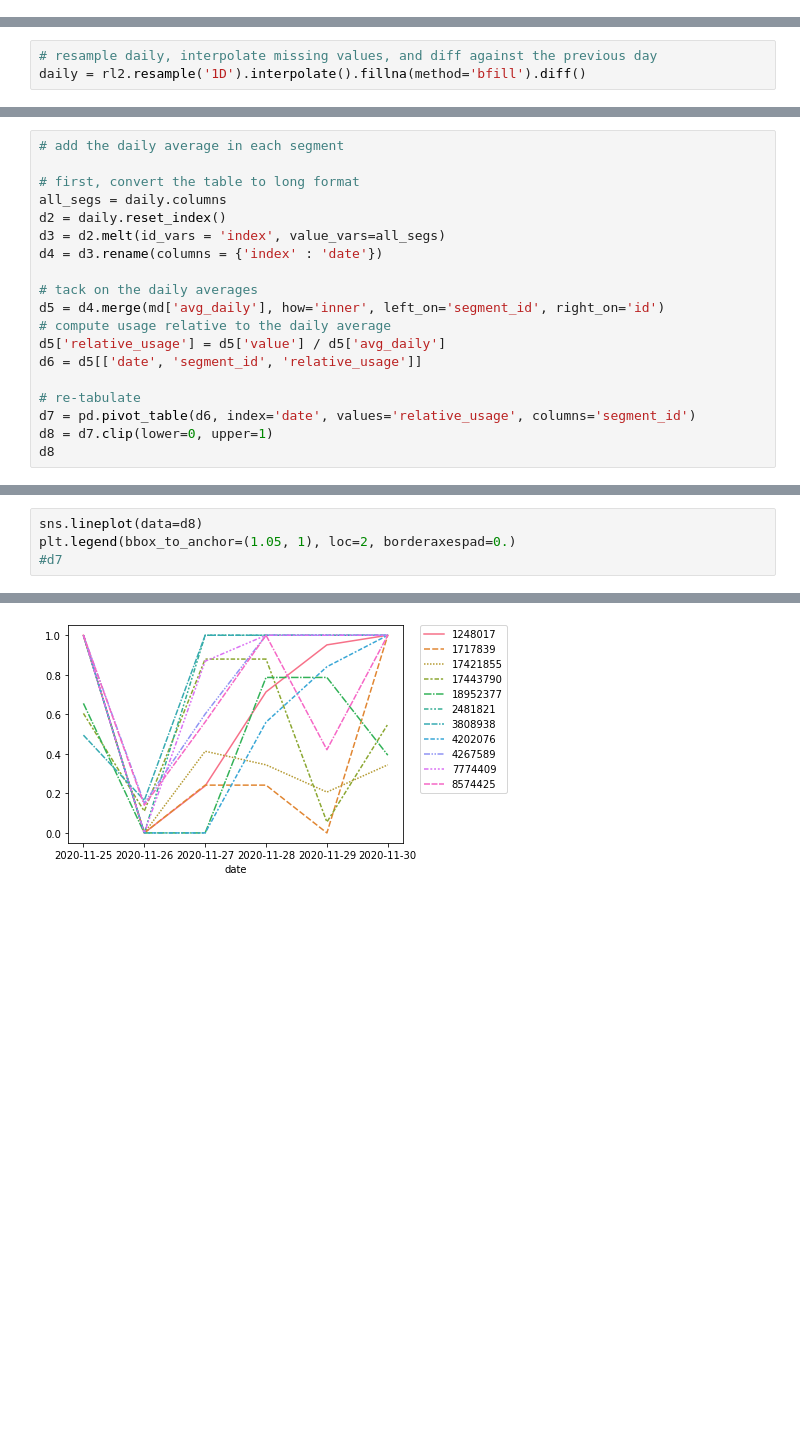
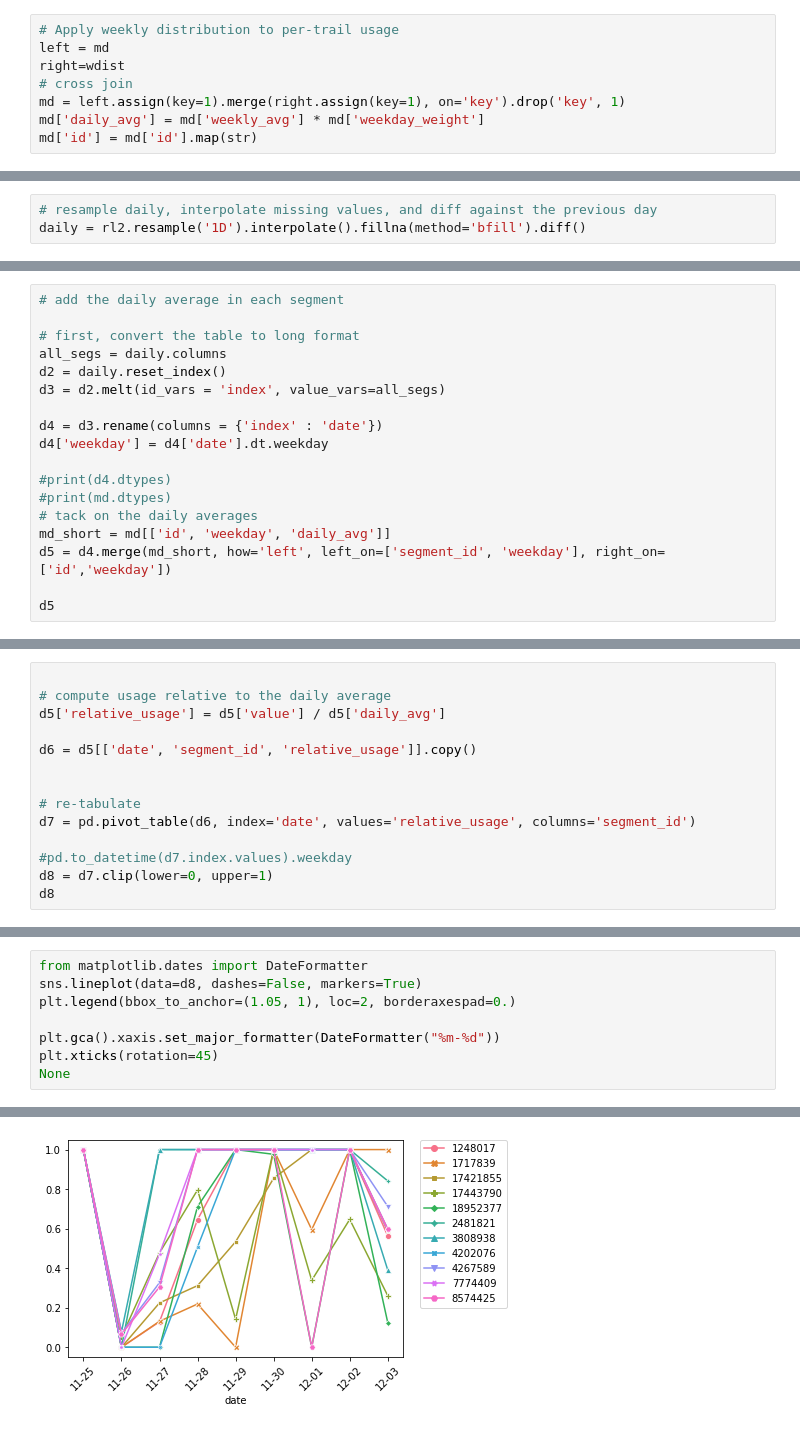
Before and after one commit to dpelleg/notebooks, a Jupyter notebook: mudguard/stats_nb.ipynb, the cells around one changed output, grey strips where cells are left out. Saved outputs shown, nothing was run; the diff lists cells and outputs as text; blank space fills up the shorter version.

Commit message:
added within-week usage distribution

```diff
--- a/mudguard/stats_nb.ipynb
+++ b/mudguard/stats_nb.ipynb
@@ -65,0 +78,8 @@ md[['name', 'avg_daily']]
+# %%
+# Apply weekly distribution to per-trail usage
+left = md
+right=wdist
+# cross join
+md = left.assign(key=1).merge(right.assign(key=1), on='key').drop('key', 1)
+md['daily_avg'] = md['weekly_avg'] * md['weekday_weight']
+md['id'] = md['id'].map(str)
@@ -77,16 +129,15 @@ daily = rl2.resample('1D').interpolate().fillna(method='bfill').diff()
 all_segs = daily.columns
 d2 = daily.reset_index()
 d3 = d2.melt(id_vars = 'index', value_vars=all_segs)
+
 d4 = d3.rename(columns = {'index' : 'date'})
+d4['weekday'] = d4['date'].dt.weekday
 
+#print(d4.dtypes)
+#print(md.dtypes)
 # tack on the daily averages
-d5 = d4.merge(md['avg_daily'], how='inner', left_on='segment_id', right_on='id')
-# compute usage relative to the daily average
-d5['relative_usage'] = d5['value'] / d5['avg_daily']
-d6 = d5[['date', 'segment_id', 'relative_usage']]
+md_short = md[['id', 'weekday', 'daily_avg']]
+d5 = d4.merge(md_short, how='left', left_on=['segment_id', 'weekday'], right_on=['id','weekday'])
 
-# re-tabulate
-d7 = pd.pivot_table(d6, index='date', values='relative_usage', columns='segment_id')
-d8 = d7.clip(lower=0, upper=1)
-d8
+d5
 # %% [output]
@@ -100,0 +157,14 @@ d8
+# %%
+
+# compute usage relative to the daily average
+d5['relative_usage'] = d5['value'] / d5['daily_avg']
+
+d6 = d5[['date', 'segment_id', 'relative_usage']].copy()
+
+
+# re-tabulate
+d7 = pd.pivot_table(d6, index='date', values='relative_usage', columns='segment_id')
+
+#pd.to_datetime(d7.index.values).weekday
+d8 = d7.clip(lower=0, upper=1)
+d8
@@ -101,5 +183,9 @@ d8
 # %%
-sns.lineplot(data=d8)
+from matplotlib.dates import DateFormatter
+sns.lineplot(data=d8, dashes=False, markers=True)
 plt.legend(bbox_to_anchor=(1.05, 1), loc=2, borderaxespad=0.)
-#d7
+
+plt.gca().xaxis.set_major_formatter(DateFormatter("%m-%d"))
+plt.xticks(rotation=45)
+None
 # %% [output]
@@ -107 +192 @@ plt.legend(bbox_to_anchor=(1.05, 1), loc=2, borderaxespad=0.)
-[figure, old version]
+[figure, new version]
```
Also changed, not shown: parts of 11 cells of this notebook, 2 other files.
